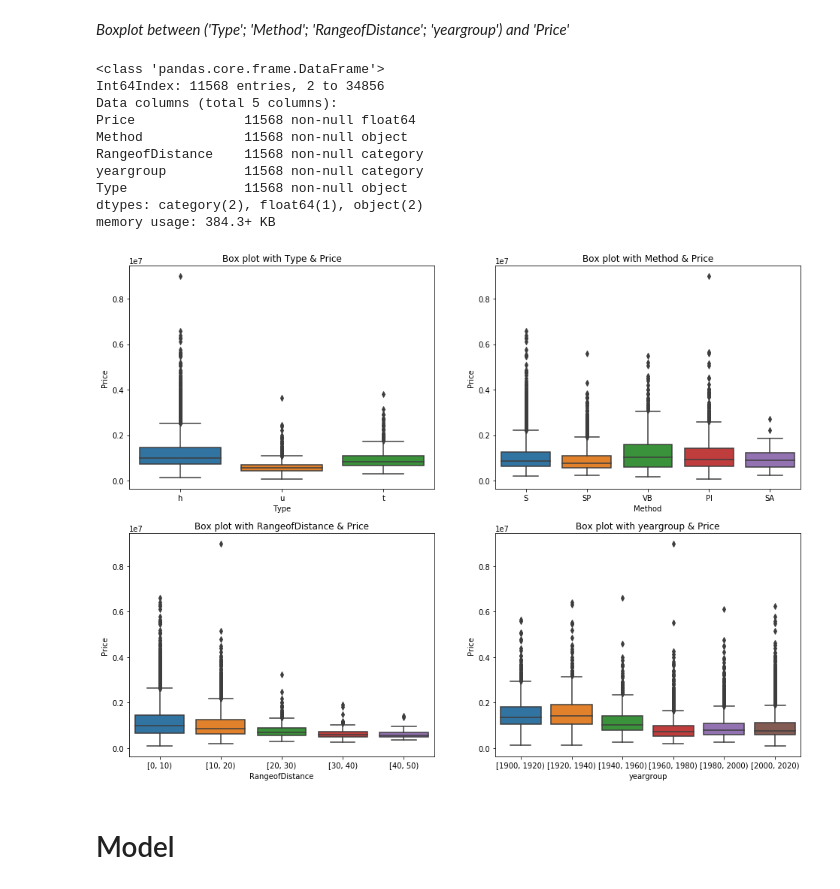
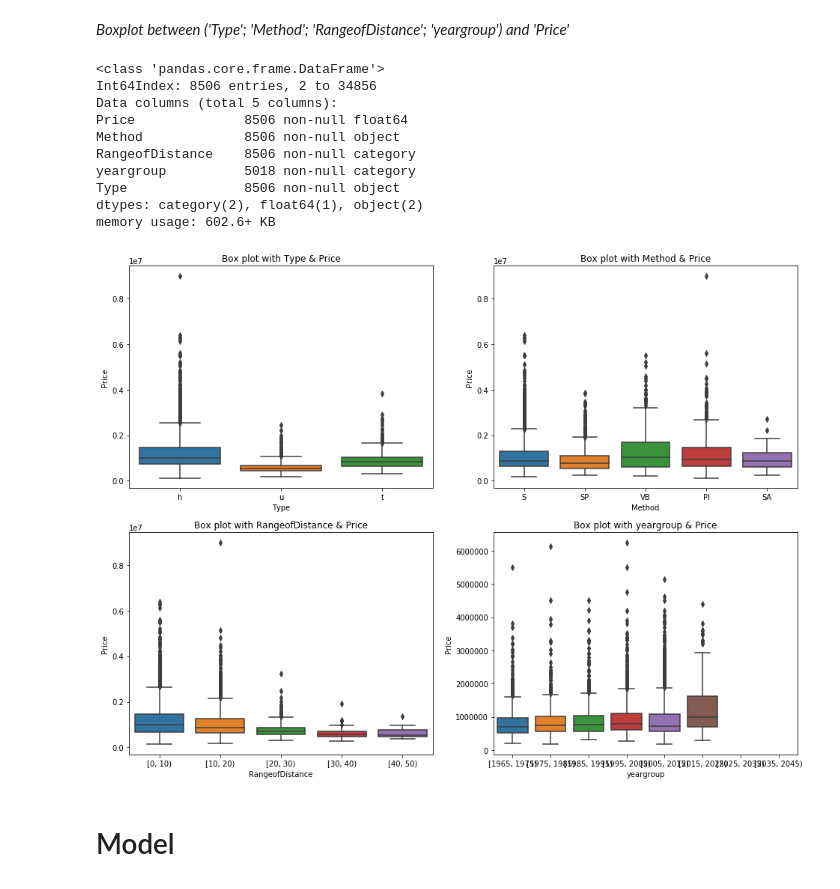
Before and after one commit to HuijunYan93/Data-Enthusiast, a Jupyter notebook: First Final Try.ipynb, the cells around one changed output. Cells and saved outputs as stored; diff of their text form; code cells hidden in the pictures.

```diff
--- a/First Final Try.ipynb
+++ b/First Final Try.ipynb
@@ -382,8 +348,13 @@ _As usual, we delete the NA value in some variables, including 'Rooms','Price','
 # %%
-df = housing.loc[((housing['Rooms'].isnull() == False) &
-                  (housing['Price'].isnull() == False) &
-                  (housing['Bedroom2'].isnull() == False) &
-                  (housing['Bathroom'].isnull() == False) &
-                  (housing['Car'].isnull() == False) &
-                 (housing['Landsize'].isnull() == False) &
-                 (housing['BuildingArea'].isnull() == False))]
+housing = housing.loc[((housing['Rooms'].isnull() == False) &
+             (housing['Price'].isnull() == False) &
+             (housing['Distance'].isnull() == False) &
+             (housing['Bedroom2'].isnull() == False) &
+             (housing['Bathroom'].isnull() == False) &
+             (housing['Postcode'].isnull() == False) &
+             (housing['Landsize'].isnull() == False) &
+             (housing['Lattitude'].isnull() == False) &
+             (housing['Longtitude'].isnull() == False) &
+             (housing['Car'].isnull() == False) &
+             (housing['BuildingArea'].isnull() == False) &
+             (housing['YearBuilt'].isnull() == False))]
@@ -502,39 +480,39 @@ __c. side-by-side histograms or boxplots for relationships between numeric and c
 # %% [markdown]
 _Boxplot between ('Type'; 'Method'; 'RangeofDistance'; 'yeargroup') and 'Price'_
 # %%
-df = housing.loc[(housing['Price'].isnull() == False),["Price","Method","RangeofDistance","yeargroup","Type"]]
+df = housing.loc[:,["Price","Method","RangeofDistance","yeargroup","Type"]]
 df.info()
 
 plt.figure(figsize=(16,12))
 plt.subplot(2,2,1)
 sns.boxplot(x="Type", y="Price", data = df)
 plt.title("Box plot with Type & Price")
 
 plt.subplot(2,2,2)
 sns.boxplot(x="Method", y="Price", data = df)
 plt.title("Box plot with Method & Price")
 
 plt.subplot(2,2,3)
 sns.boxplot(x="RangeofDistance", y="Price", data = df)
 plt.title("Box plot with RangeofDistance & Price")
 
 plt.subplot(2,2,4)
 sns.boxplot(x="yeargroup", y="Price", data = df)
 plt.title("Box plot with yeargroup & Price")
 
 plt.show()
 # %% [output]
 <class 'pandas.core.frame.DataFrame'>
-Int64Index: 11568 entries, 2 to 34856
+Int64Index: 8506 entries, 2 to 34856
 Data columns (total 5 columns):
-Price              11568 non-null float64
-Method             11568 non-null object
-RangeofDistance    11568 non-null category
-yeargroup          11568 non-null category
-Type               11568 non-null object
+Price              8506 non-null float64
+Method             8506 non-null object
+RangeofDistance    8506 non-null category
+yeargroup          5018 non-null category
+Type               8506 non-null object
 dtypes: category(2), float64(1), object(2)
-memory usage: 384.3+ KB
+memory usage: 602.6+ KB
-[figure, old version]
+[figure, new version]
 # %% [markdown]
 # Model
 # %% [markdown]
```
Also changed, not shown: parts of 52 cells of this notebook.
